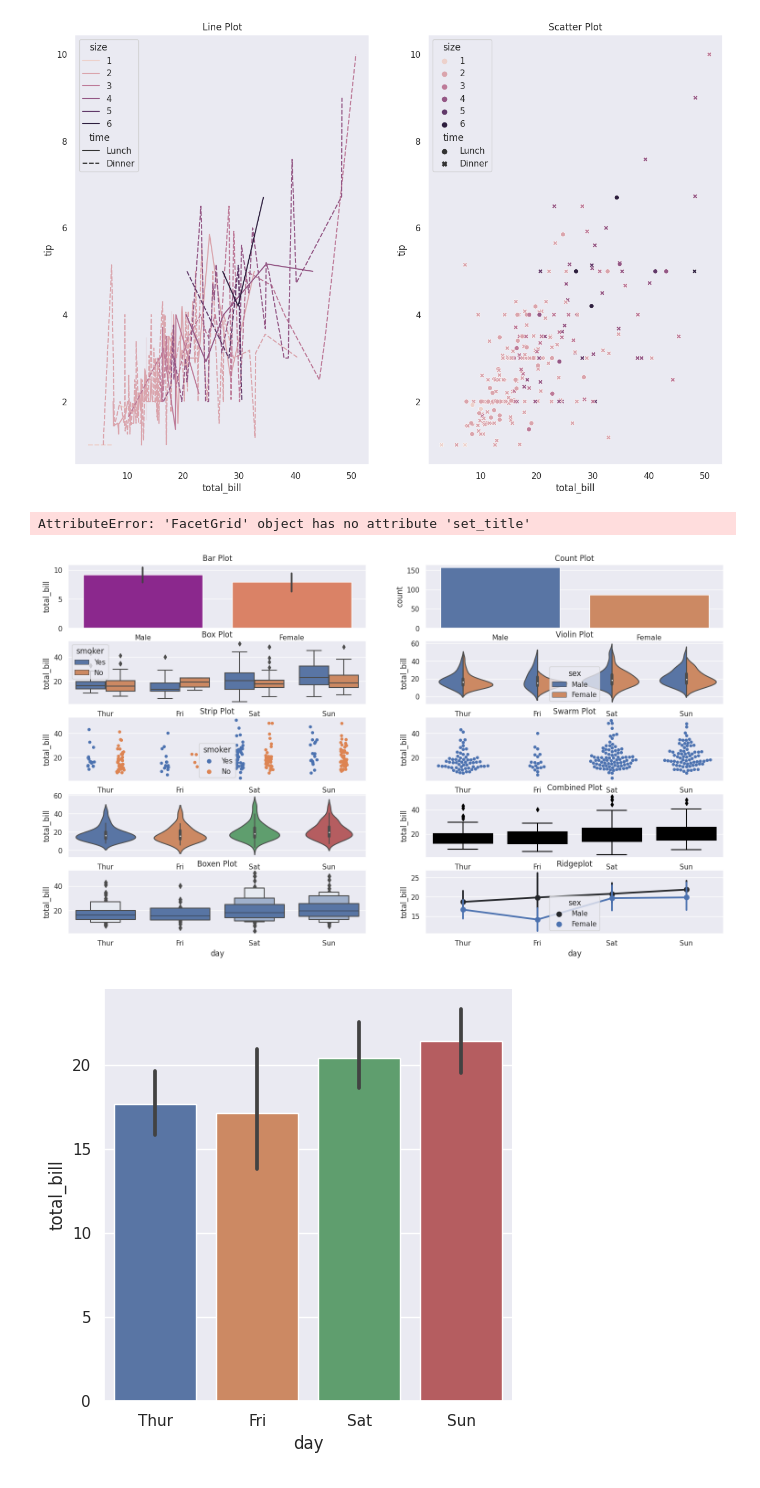
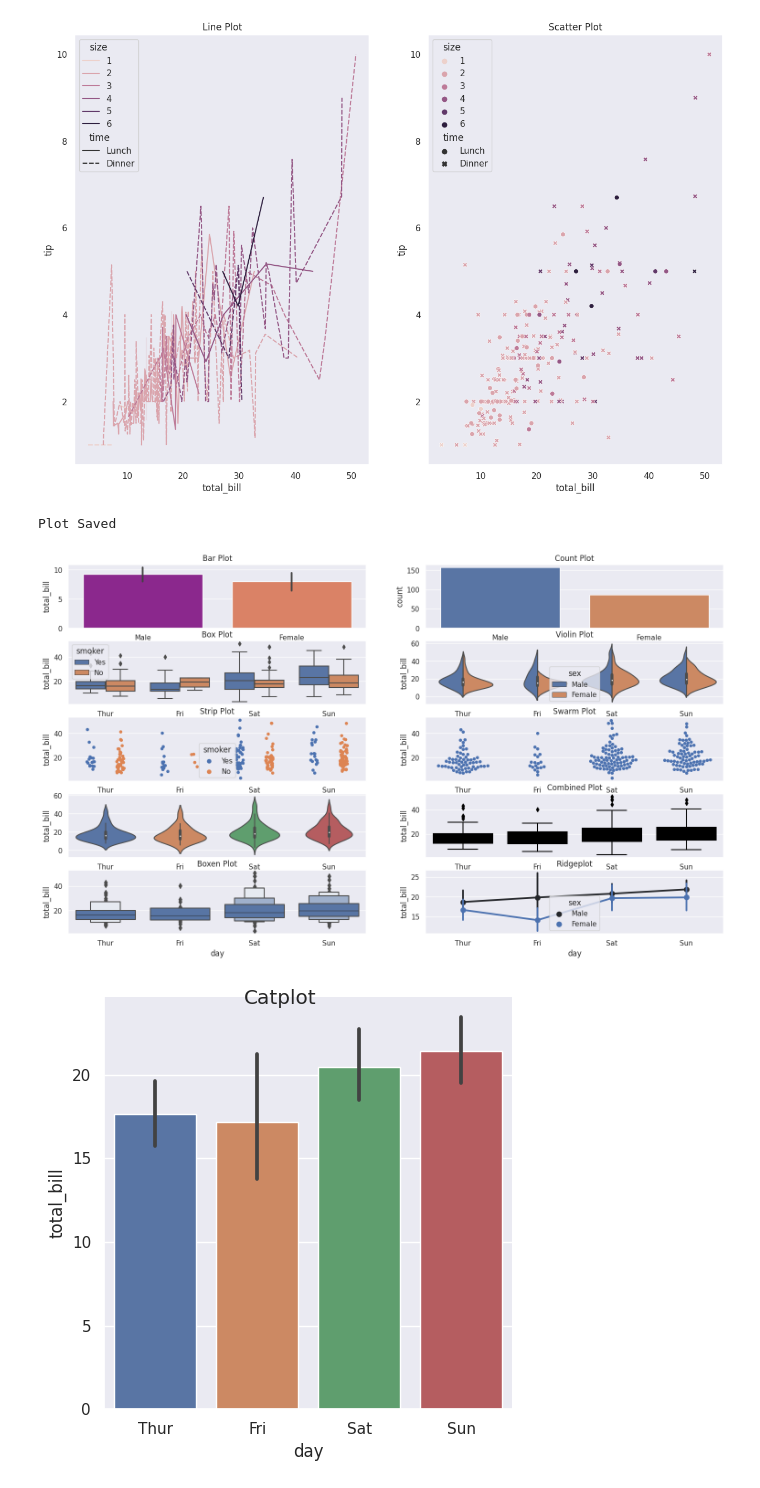
Before and after one commit to V-Adithya/DAV-Python, a Jupyter notebook: DAV Labsheet 7.ipynb, the cells around one changed output. Saved outputs shown, nothing was run; the diff lists cells and outputs as text; code cells hidden in the pictures.

```diff
--- a/DAV Labsheet 7.ipynb
+++ b/DAV Labsheet 7.ipynb
@@ -102,34 +102,36 @@ fig.set_size_inches(18.5,10.5)
 
 # Data
 # 'tips' dataset contains information about people who probably had food at a restaurant
 # whether or not they left a tip for the waiters,their gender, whether they smoke and so on.
 df=sns.load_dataset('tips')
 #barplot - basically used to aggregate the categorical data according to some
 sns.barplot(x='sex',y='total_bill',data=df,palette='plasma',estimator=np.std,ax=ax[0,0]).set_title('Bar Plot')
 #countplot - Counts the cateogires and returns a count of their occurences
 sns.countplot(x='sex',data=df,ax=ax[0,1]).set_title('Count Plot')
 #box plot- Also known as the Box and Whisker Plot
 #It shows distribution of the Quantitive Data that represents the comparison
 sns.boxplot(x='day',y='total_bill',data=df,hue='smoker',ax=ax[1,0]).set_title('Box Plot')
 #Similar to the boxplot except that it provides a high
 #Uses the kernel density estimation to give a better description about the data
 sns.violinplot(x='day',y='total_bill',data=df,hue='sex',split=True,ax=ax[1,1]).set_title('Violin Plot')
 #Stripplot - Scatter plot based on the category
 sns.stripplot(x='day',y='total_bill',data=df,jitter=True,hue='smoker',dodge=True,ax=ax[2,0]).set_title('Strip Plot')
 #Swarmplot - Similar to stripplot except
 sns.swarmplot(x='day',y='total_bill',data=df,ax=ax[2,1]).set_title('Swarm Plot')
 
 sns.violinplot(x='day',y='total_bill',data=df,ax=ax[3,0])
 sns.boxplot(x='day',y='total_bill',data=df,color='black',ax=ax[3,1]).set_title('Combined Plot')
 #Boxen Plot
 sns.boxenplot(x='day',y='total_bill',color='b',scale='linear',data=df,ax=ax[4,0]).set_title('Boxen Plot')
 #Ridgeplot
 sns.pointplot(x='day',y='total_bill',color='b',hue='sex',data=df,ax=ax[4,1]).set_title('Ridgeplot')
 
-sns.catplot(x='day',y='total_bill',data=df,kind='bar').set_title('Catplot')
+catplot=sns.catplot(x='day',y='total_bill',data=df,kind='bar')
+catplot.fig.suptitle('Catplot')
+
 Sct_plt.figure.savefig('ALL DAV plots.png')
 print("Plot Saved")
 # %% [output]
-AttributeError: 'FacetGrid' object has no attribute 'set_title'
+Plot Saved
-[figure, old version]
+[figure, new version]
-[figure, old version]
+[figure, new version]
```
Also changed, not shown: parts of 2 cells of this notebook, 2 other files.
